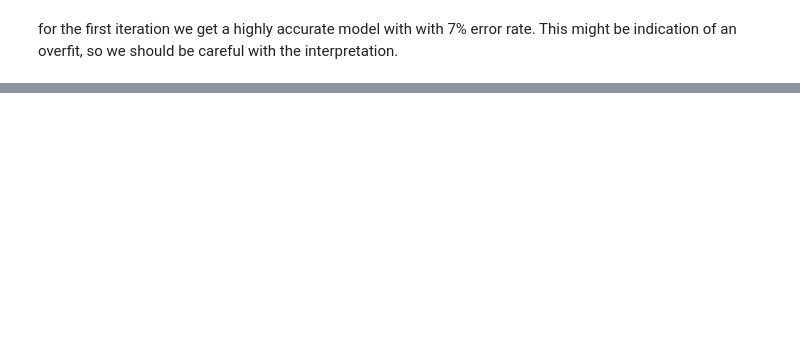
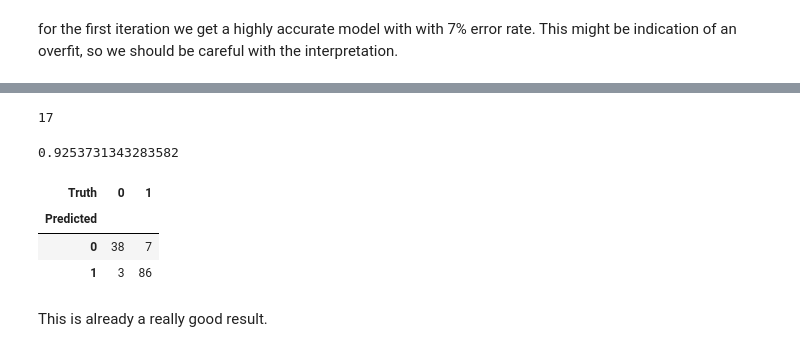
Before and after one commit to quityQ/bachelor, a Jupyter notebook: playgrounds/forest_playground.ipynb, the cells around one changed output, grey strips where cells are left out. Saved outputs shown, nothing was run; the diff lists cells and outputs as text; code cells hidden in the pictures; blank space fills up the shorter version.

```diff
--- a/playgrounds/forest_playground.ipynb
+++ b/playgrounds/forest_playground.ipynb
@@ -59,0 +124,4 @@ for the first iteration we get a highly accurate model with with 7% error rate.
+# %%
+clf = DTC(criterion='entropy', random_state=0)
+clf.fit(X_train, zscore_train)
+accuracy_score(zscore_test, clf.predict(X_test))
@@ -59,0 +130,13 @@ for the first iteration we get a highly accurate model with with 7% error rate.
+# %%
+ccp_path = clf.cost_complexity_pruning_path(X_train, zscore_train)
+kfold = skm.KFold(10,
+                  random_state=1,
+                  shuffle=True)
+# %%
+grid = skm.GridSearchCV(clf,
+                        {'ccp_alpha': ccp_path.ccp_alphas},
+                        refit=True,
+                        cv=kfold,
+                        scoring='accuracy')
+grid.fit(X_train, zscore_train)
+grid.best_score_
@@ -59,0 +145,7 @@ for the first iteration we get a highly accurate model with with 7% error rate.
+# %%
+# plot the results of the grid search
+ax = subplots(figsize=(25, 15))[1]
+best_ = grid.best_estimator_
+plot_tree(best_,
+          feature_names=feature_names,
+          ax=ax)
@@ -59,0 +171,18 @@ for the first iteration we get a highly accurate model with with 7% error rate.
+# %%
+best_.tree_.n_leaves
+# %% [output]
+17
+# %%
+print(accuracy_score(zscore_test,
+                     best_.predict(X_test)))
+confusion = confusion_table(best_.predict(X_test),
+                            zscore_test)
+confusion
+# %% [output]
+0.9253731343283582
+| Truth | 0 | 1 |
+| Predicted |  |  |
+| 0 | 38 | 7 |
+| 1 | 3 | 86 |
+# %% [markdown]
+This is already a really good result.
```
Also changed, not shown: parts of 15 cells of this notebook, 2 other files.
